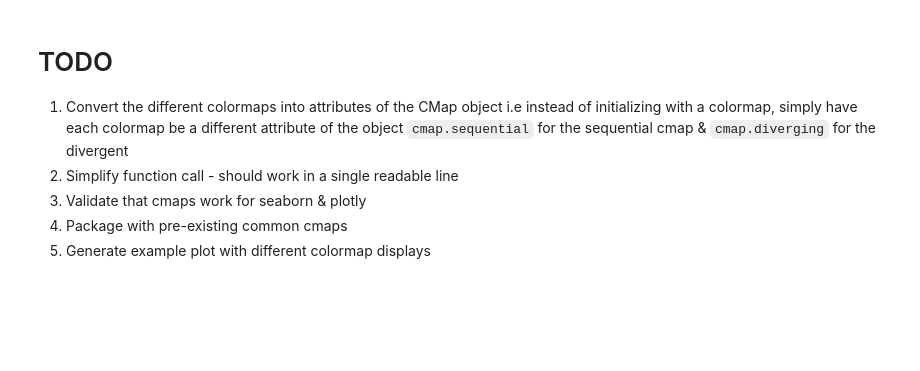
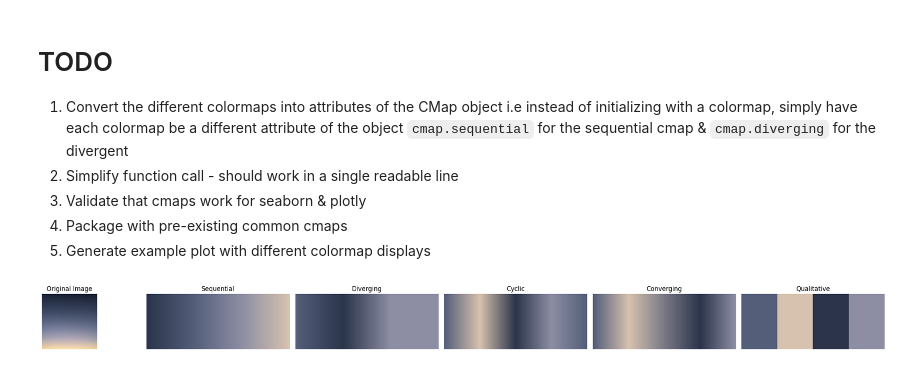
Before and after one commit to sansona/palettecleanse, a Jupyter notebook: colormap_explorer.ipynb, the cells around one changed output. Saved outputs shown, nothing was run; the diff lists cells and outputs as text; code cells hidden in the pictures; blank space fills up the shorter version.

```diff
--- a/colormap_explorer.ipynb
+++ b/colormap_explorer.ipynb
@@ -93,3 +93,10 @@ plt.show()
 3. Validate that cmaps work for seaborn & plotly
 4. Package with pre-existing common cmaps
 5. Generate example plot with different colormap displays
+# %%
+sunset = sn.CMap('images/sunset.jpg', cmap_type='cyclic', n_colors=4)
+sunset.display_all_cmaps()
+
+sunset_cmap = sunset.cmap
+# %% [output]
+[figure, added]
```
Also changed, not shown: parts of 8 cells of this notebook, 2 other files.
